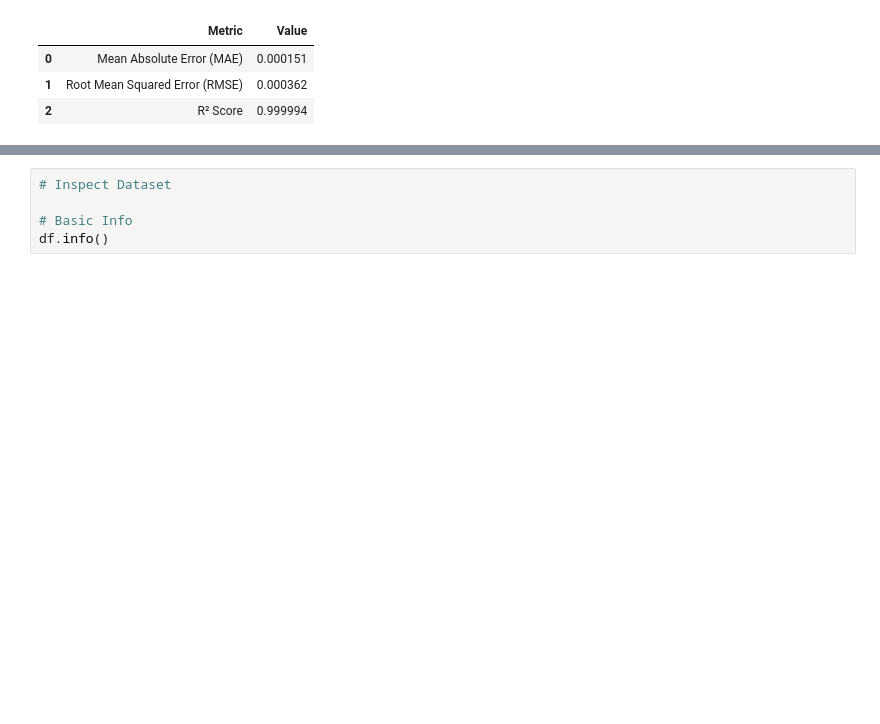
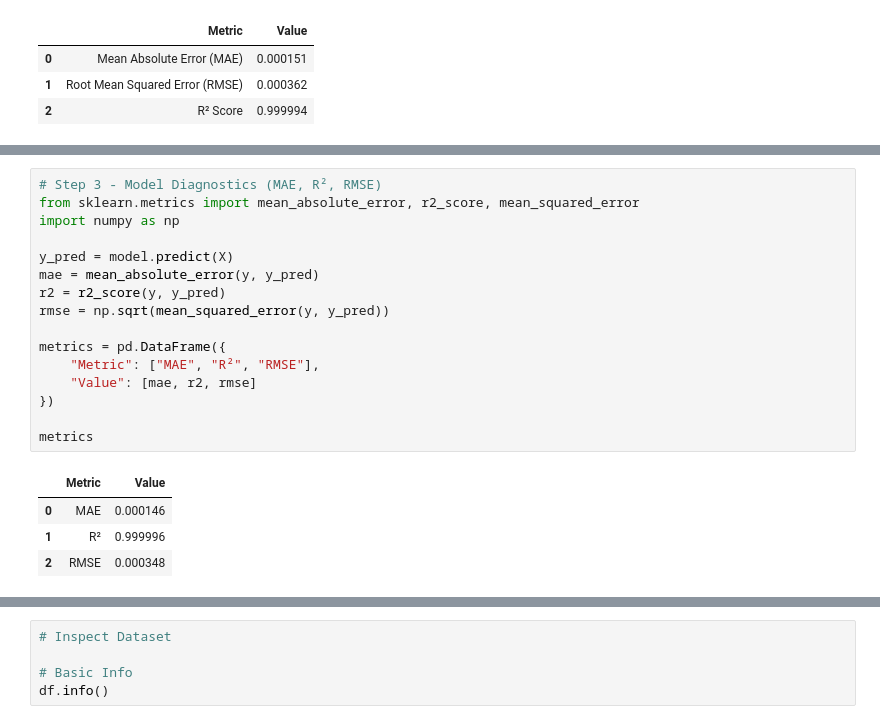
Before and after one commit to woodskevinj/mlb-stats-ml, a Jupyter notebook: notebooks/mlb_eda.ipynb, the cells around one changed output, grey strips where cells are left out. Cells and saved outputs as stored; diff of their text form; blank space fills up the shorter version.

```diff
--- a/notebooks/mlb_eda.ipynb
+++ b/notebooks/mlb_eda.ipynb
@@ -202,0 +291,21 @@ Model Performance Metrics:
+# %%
+# Step 3 - Model Diagnostics (MAE, R², RMSE)
+from sklearn.metrics import mean_absolute_error, r2_score, mean_squared_error
+import numpy as np
+
+y_pred = model.predict(X)
+mae = mean_absolute_error(y, y_pred)
+r2 = r2_score(y, y_pred)
+rmse = np.sqrt(mean_squared_error(y, y_pred))
+
+metrics = pd.DataFrame({
+    "Metric": ["MAE", "R²", "RMSE"],
+    "Value": [mae, r2, rmse]
+})
+
+metrics
+# %% [output]
+|  | Metric | Value |
+| 0 | MAE | 0.000146 |
+| 1 | R² | 0.999996 |
+| 2 | RMSE | 0.000348 |
```
Also changed, not shown: parts of 4 cells of this notebook, 1 other file.
